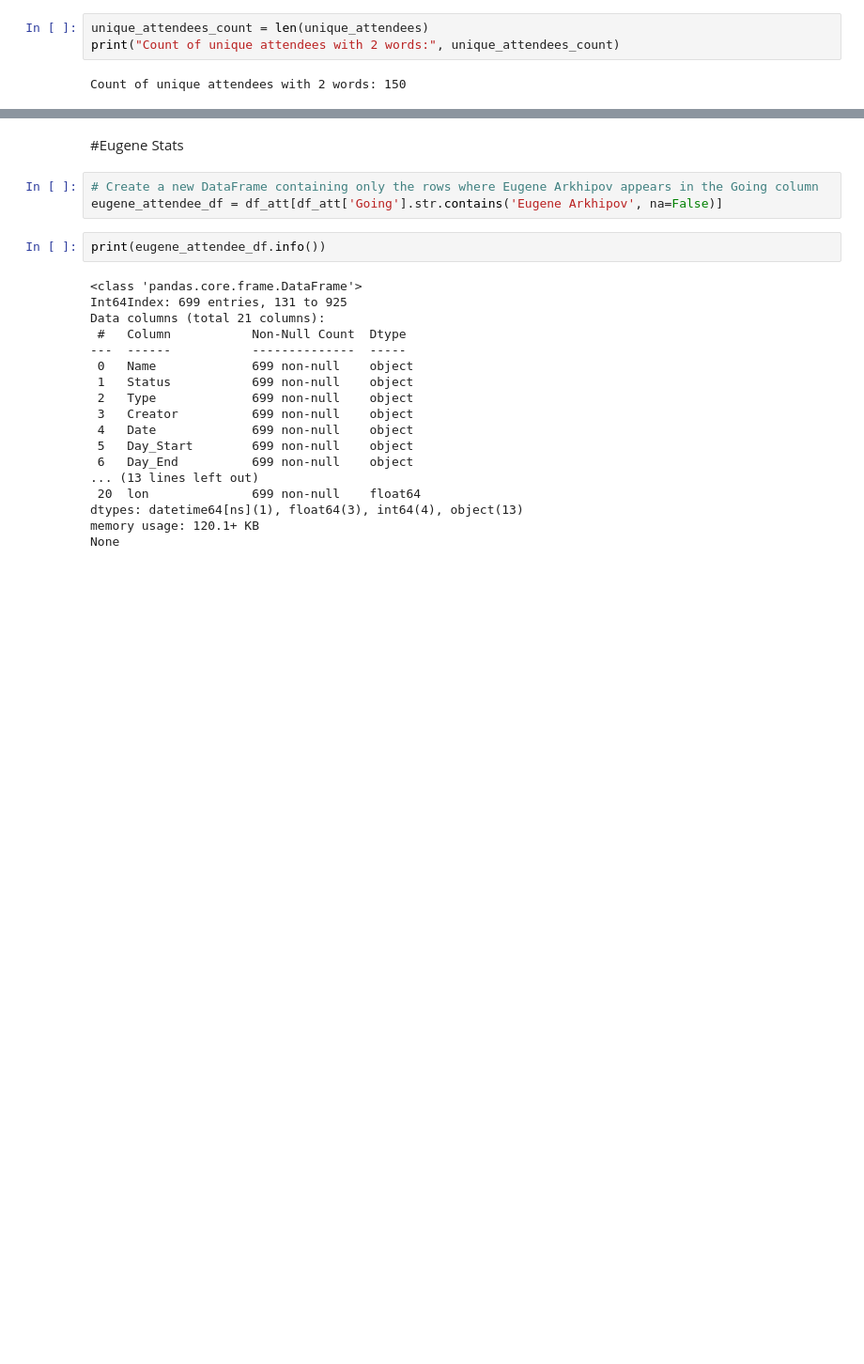
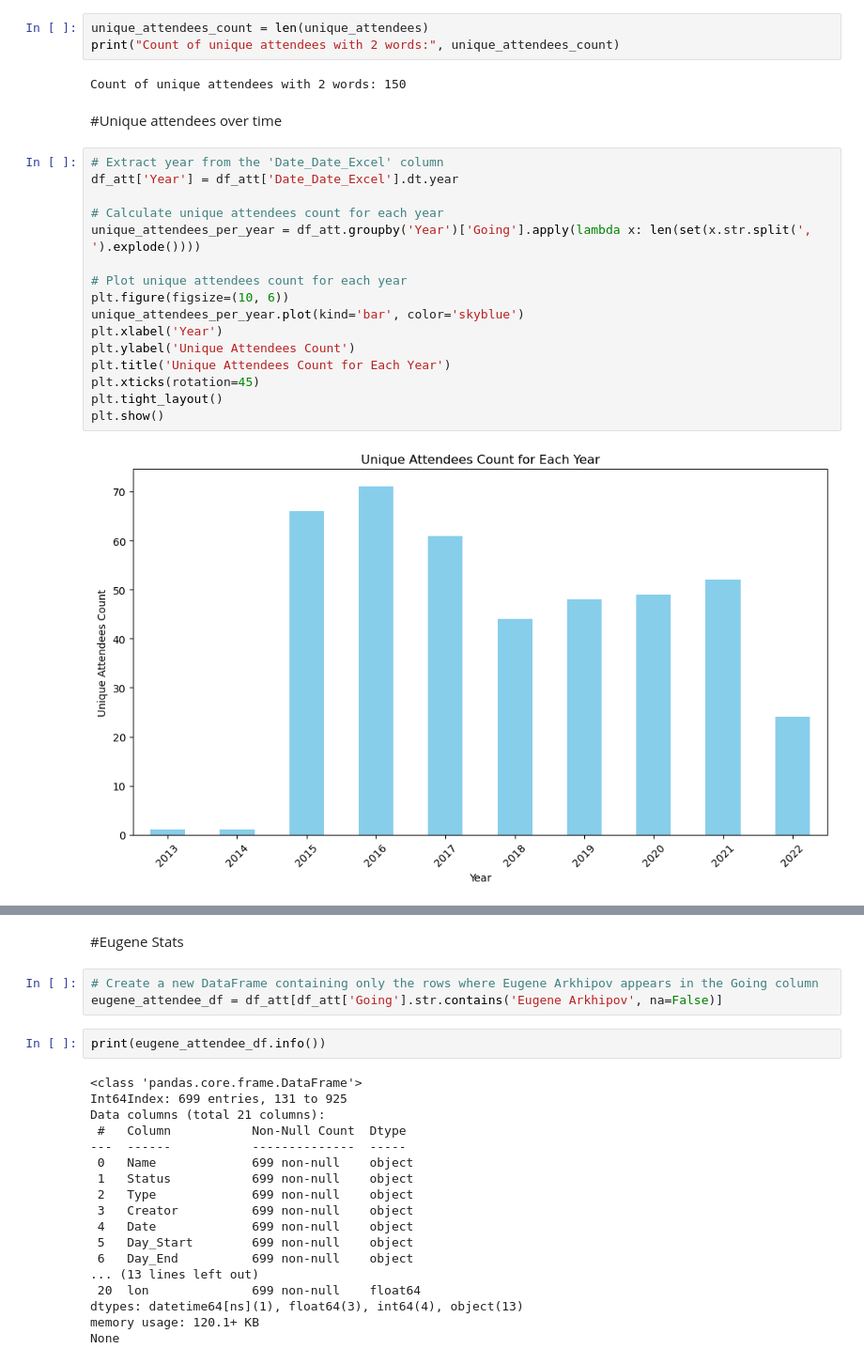
Before and after one commit to Unclegeenoo/Data-Science-Portfolio, a Jupyter notebook: Python_Projects/exploratory ATTENDANCE analysis.ipynb, the cells around one changed output, grey strips where cells are left out. Shown at 94% size. Saved outputs shown, nothing was run; the diff lists cells and outputs as text; blank space fills up the shorter version.

```diff
--- a/Python_Projects/exploratory ATTENDANCE analysis.ipynb
+++ b/Python_Projects/exploratory ATTENDANCE analysis.ipynb
@@ -393,3 +393,23 @@ unique_attendees_count = len(unique_attendees)
 print("Count of unique attendees with 2 words:", unique_attendees_count)
 # %% [output]
 Count of unique attendees with 2 words: 150
+# %% [markdown]
+#Unique attendees over time
+# %%
+# Extract year from the 'Date_Date_Excel' column
+df_att['Year'] = df_att['Date_Date_Excel'].dt.year
+
+# Calculate unique attendees count for each year
+unique_attendees_per_year = df_att.groupby('Year')['Going'].apply(lambda x: len(set(x.str.split(', ').explode())))
+
+# Plot unique attendees count for each year
+plt.figure(figsize=(10, 6))
+unique_attendees_per_year.plot(kind='bar', color='skyblue')
+plt.xlabel('Year')
+plt.ylabel('Unique Attendees Count')
+plt.title('Unique Attendees Count for Each Year')
+plt.xticks(rotation=45)
+plt.tight_layout()
+plt.show()
+# %% [output]
+[figure, added]
```
Also changed, not shown: parts of 6 cells of this notebook, 1 other file.
